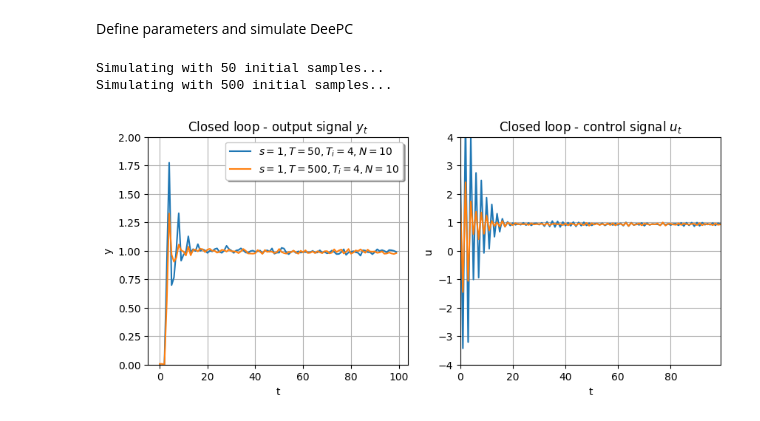
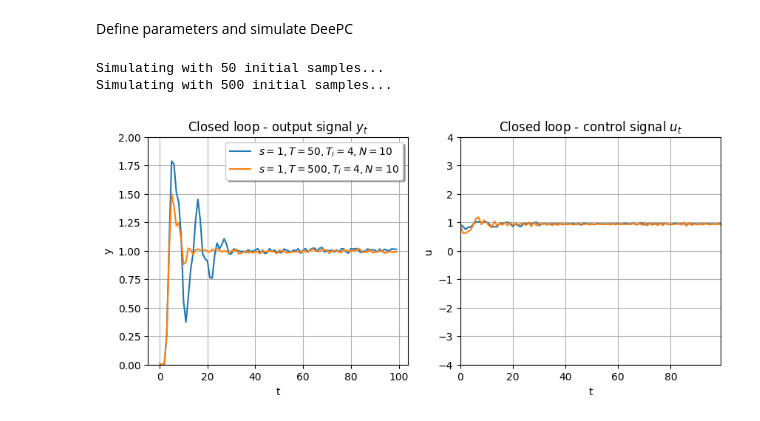
Before and after one commit to rssalessio/PyDeePC, a Jupyter notebook: examples/example_siso_pulley.ipynb, the cells around one changed output. Saved outputs shown, nothing was run; the diff lists cells and outputs as text; code cells hidden in the pictures.

```diff
--- a/examples/example_siso_pulley.ipynb
+++ b/examples/example_siso_pulley.ipynb
@@ -49,7 +50,7 @@ T_INI = 4                   # Size of the initial set of data
 T_list = [50, 500]          # Number of data points used to estimate the system
 HORIZON = 10                # Horizon length
 LAMBDA_G_REGULARIZER = 1    # g regularizer (see DeePC paper, eq. 8)
-LAMBDA_Y_REGULARIZER = 0    # y regularizer (see DeePC paper, eq. 8)
+LAMBDA_Y_REGULARIZER = 1    # y regularizer (see DeePC paper, eq. 8)
 LAMBDA_U_REGULARIZER = 0    # u regularizer
 EXPERIMENT_HORIZON = 100    # Total number of steps
 
@@ -66,7 +67,7 @@ num = [0.28261, 0.50666]
 den = [1, -1.41833, 1.58939, -1.31608, 0.88642]
 sys = System(scipysig.TransferFunction(num, den, dt=dt).to_ss(), noise_std=1e-2)
 
-fig, ax = plt.subplots(1,2, figsize=(10,4))
+fig, ax = plt.subplots(1, 2, figsize=(10,4))
 plt.margins(x=0, y=0)
 
 
@@ -93,31 +94,31 @@ for T in T_list:
         # Solve DeePC
         u_optimal, info = deepc.solve(data_ini = data_ini, warm_start=True, solver=cp.ECOS)
 
 
         # Apply optimal control input
         _ = sys.apply_input(u = u_optimal[:s, :])
 
         # Fetch last T_INI samples
         data_ini = sys.get_last_n_samples(T_INI)
 
     # Plot curve
     data = sys.get_all_samples()
     ax[0].plot(data.y[T_INI:], label=f'$s={s}, T={T}, T_i={T_INI}, N={HORIZON}$')
     ax[1].plot(data.u[T_INI:], label=f'$s={s}, T={T}, T_i={T_INI}, N={HORIZON}$')
 
 ax[0].set_ylim(0, 2)
 ax[1].set_ylim(-4, 4)
 ax[0].set_xlabel('t')
 ax[0].set_ylabel('y')
 ax[0].grid()
 ax[1].set_ylabel('u')
 ax[1].set_xlabel('t')
 ax[1].grid()
 ax[0].set_title('Closed loop - output signal $y_t$')
 ax[1].set_title('Closed loop - control signal $u_t$')
 ax[0].legend(fancybox=True, shadow=True)
 plt.show()
 # %% [output]
 Simulating with 50 initial samples...
 Simulating with 500 initial samples...
-[figure, old version]
+[figure, new version]
```
Also changed, not shown: parts of 3 cells of this notebook, 5 other files.
